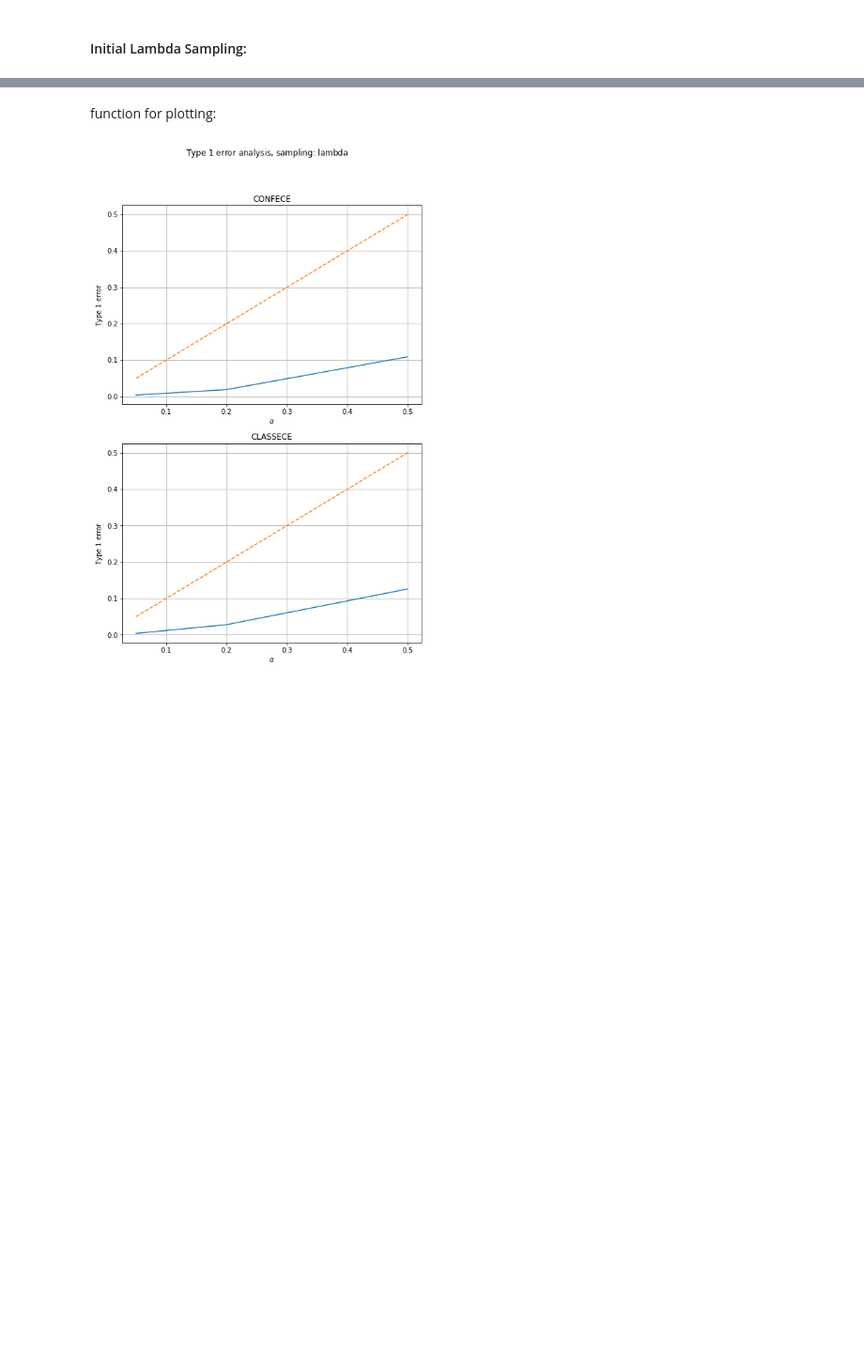
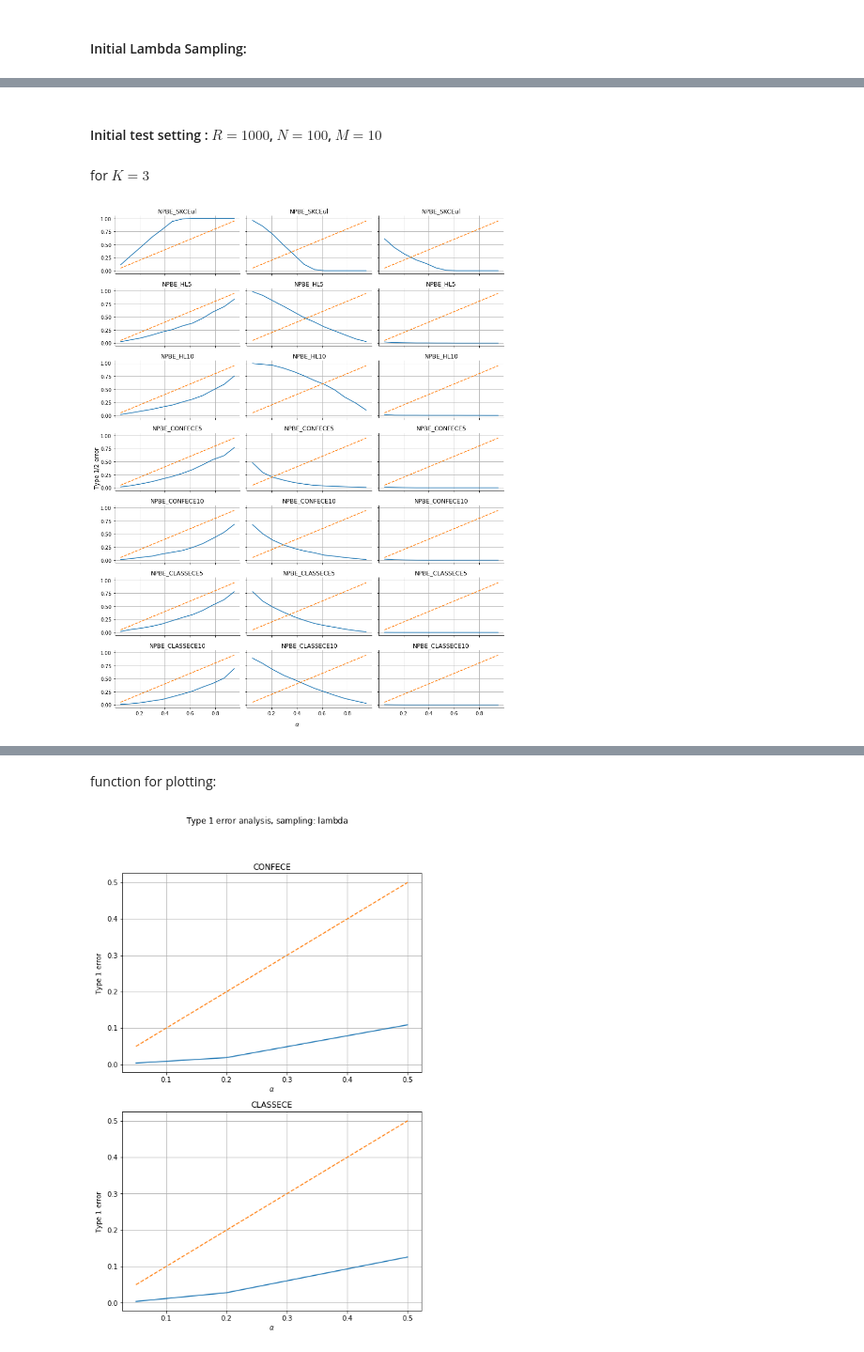
Before and after one commit to mkjuergens/EnsembleCalibration, a Jupyter notebook: ensemblecalibration/calibration/results_t1_t2.ipynb, the cells around one changed output, grey strips where cells are left out. Shown at 94% size. Saved outputs shown, nothing was run; the diff lists cells and outputs as text; code cells hidden in the pictures; blank space fills up the shorter version.

```diff
--- a/ensemblecalibration/calibration/results_t1_t2.ipynb
+++ b/ensemblecalibration/calibration/results_t1_t2.ipynb
@@ -45,0 +53,8 @@ fig_test_lambda_10 = plot_t1_erros_analysis(results_test_lambda_10, list_errors=
+# %% [markdown]
+#### Initial test setting : $R=1000$, $N=100$, $M=10$
+# %% [markdown]
+for $K=3$
+# %%
+fig_lambda_orig_3 = plot_t1_erros_analysis(results_final_lambda_100_10_3, list_errors=list(results_final_lambda_100_10_3.keys()), plot_ha=True, figsize=(12,15))
+# %% [output]
+[figure, added]
```
Also changed, not shown: parts of 10 cells of this notebook, 1 other file.
